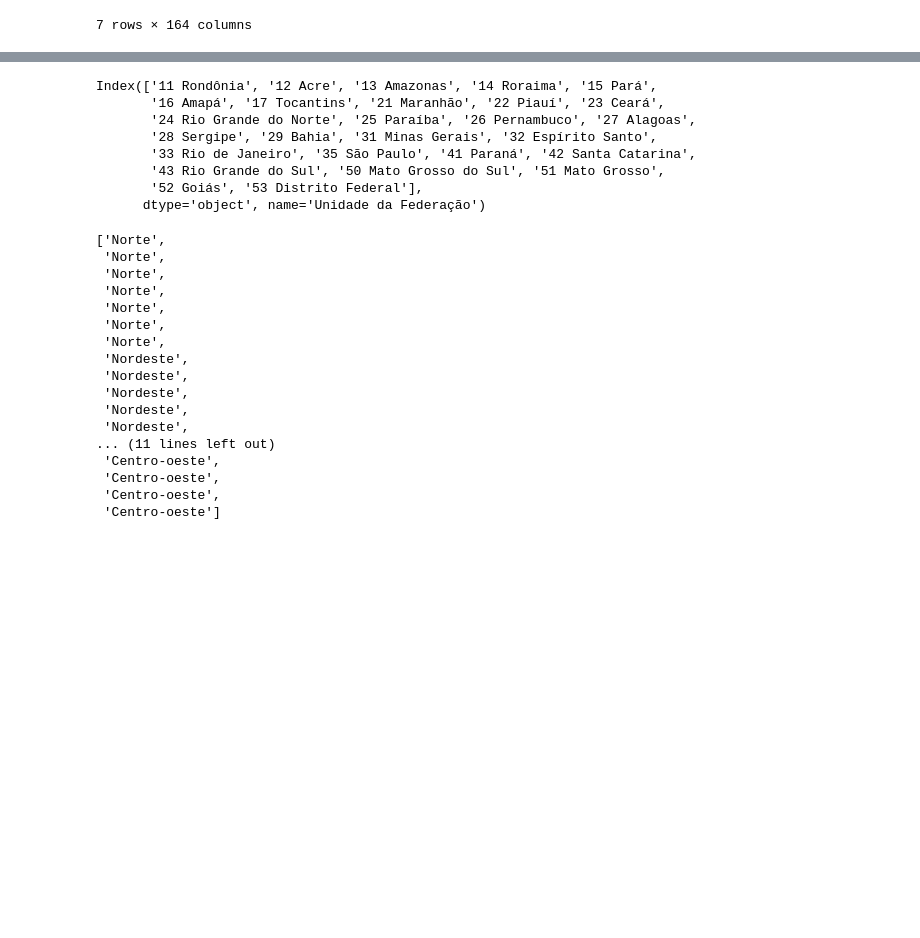
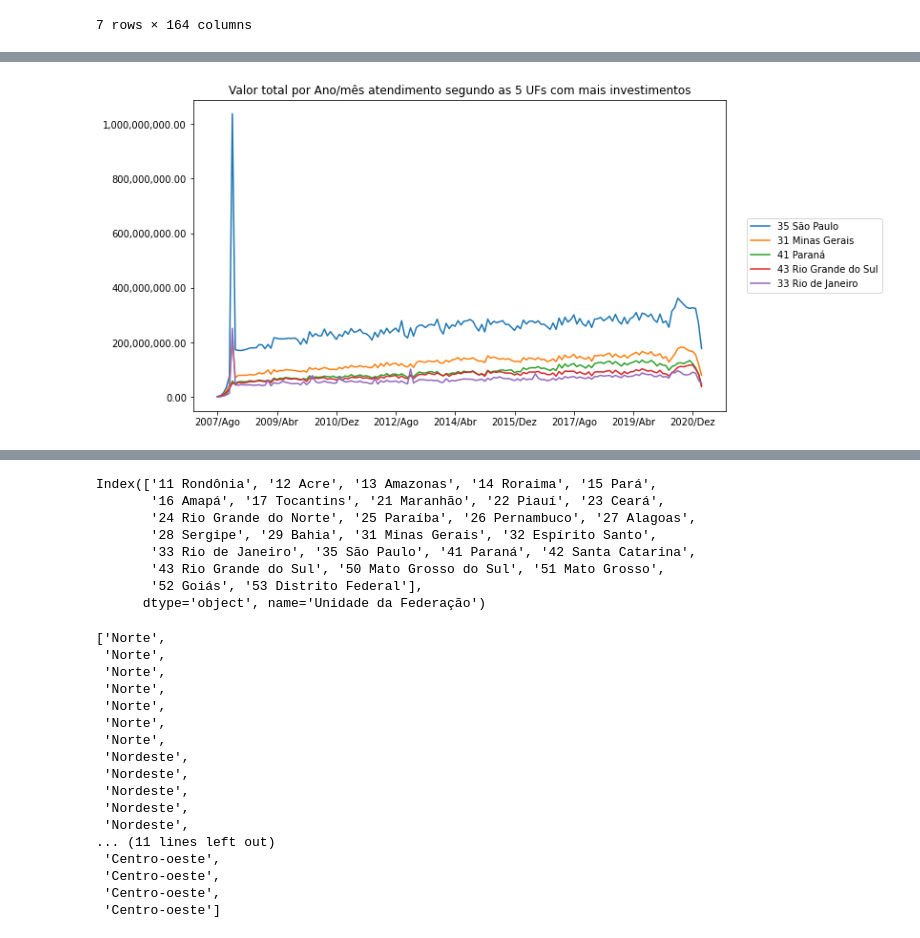
Before and after one commit to peixotosandro/Bootcamp-Data-Science, a Jupyter notebook: Módulo1_Aula3.ipynb, the cells around one changed output, grey strips where cells are left out. Saved outputs shown, nothing was run; the diff lists cells and outputs as text; code cells hidden in the pictures; blank space fills up the shorter version.

```diff
--- a/Módulo1_Aula3.ipynb
+++ b/Módulo1_Aula3.ipynb
@@ -315,3 +319,9 @@ usaveis.sample(n=7)
 | 50 Mato Grosso do Sul | 199,556.12 | 573,675.41 | 1,069,816.66 | 1,995,899.52 | 4,277,979.14 | 8,301,006.10 | 8,279,288.79 | 9,793,888.78 | 8,997,542.75 | ... |
 | 16 Amapá | 33,672.74 | 104,822.98 | 118,378.28 | 226,661.18 | 844,019.90 | 1,329,876.61 | 1,275,063.72 | 1,177,745.93 | 1,396,371.51 | ... |
 7 rows × 164 columns
+# %%
+usaveis["Total"] = usaveis.sum(axis=1)
+# %%
+ordenado_por_total = usaveis.sort_values("Total", ascending=False)
+ordenado_por_total = ordenado_por_total.drop("Total",axis=1)
+ordenado_por_total.head()
@@ -317,0 +337,9 @@ usaveis.sample(n=7)
+# %%
+ax = ordenado_por_total.head().T.plot(figsize=(10,6))
+ax.legend(bbox_to_anchor=(1.04,0.5), loc="center left", borderaxespad=0)
+ax.yaxis.set_major_formatter(ticker.StrMethodFormatter("{x:,.2f}"))
+
+plt.title("Valor total por Ano/mês atendimento segundo as 5 UFs com mais investimentos")
+plt.show()
+# %% [output]
+[figure, added]
```
Also changed, not shown: parts of 16 cells of this notebook.
